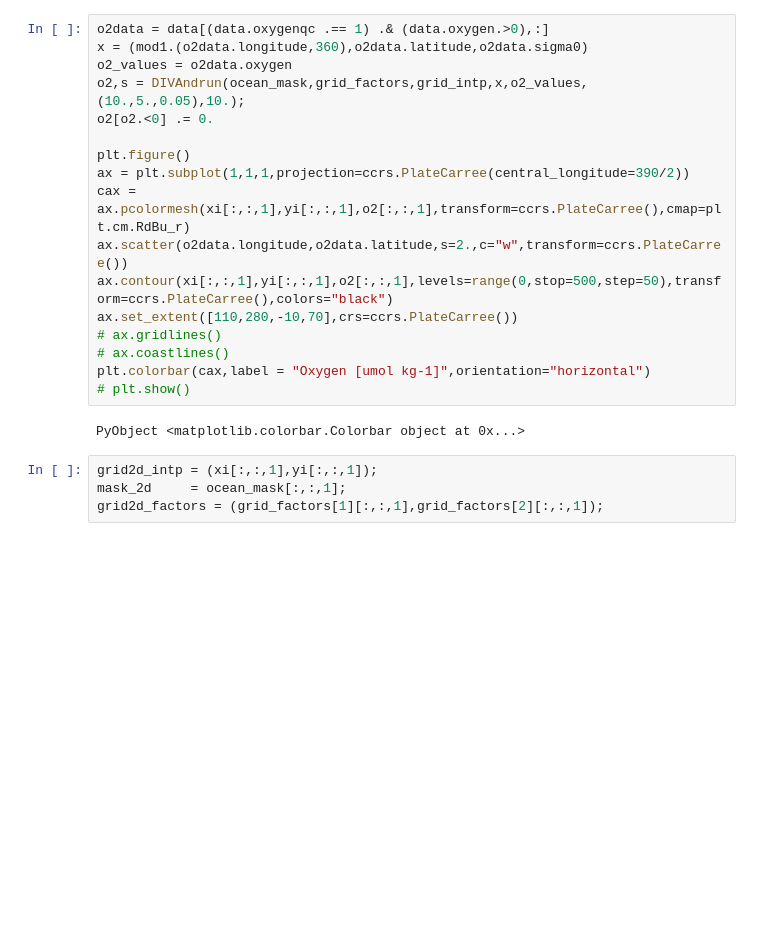
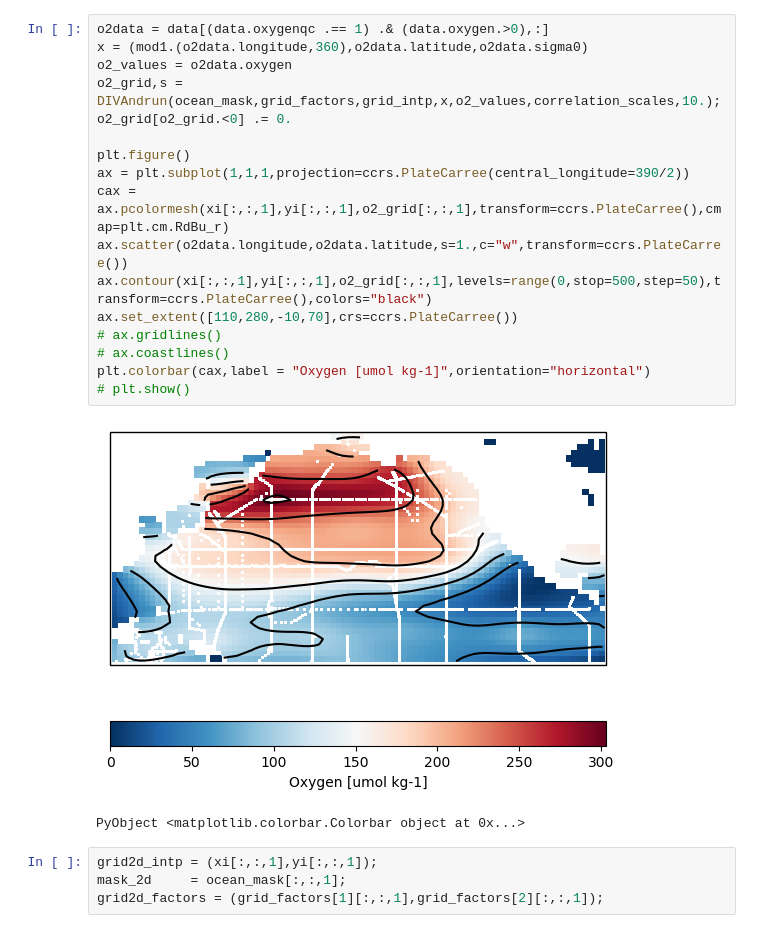
Before and after one commit to ashao/glodap_analysis, a Jupyter notebook: grid_quantities.ipynb, the cells around one changed output. Saved outputs shown, nothing was run; the diff lists cells and outputs as text; blank space fills up the shorter version.

```diff
--- a/grid_quantities.ipynb
+++ b/grid_quantities.ipynb
@@ -68,21 +53,22 @@ PyObject <matplotlib.colorbar.Colorbar object at 0x...>
 # %%
 o2data = data[(data.oxygenqc .== 1) .& (data.oxygen.>0),:]
 x = (mod1.(o2data.longitude,360),o2data.latitude,o2data.sigma0)
 o2_values = o2data.oxygen
-o2,s = DIVAndrun(ocean_mask,grid_factors,grid_intp,x,o2_values,(10.,5.,0.05),10.);
-o2[o2.<0] .= 0.
+o2_grid,s = DIVAndrun(ocean_mask,grid_factors,grid_intp,x,o2_values,correlation_scales,10.);
+o2_grid[o2_grid.<0] .= 0.
 
 plt.figure()
 ax = plt.subplot(1,1,1,projection=ccrs.PlateCarree(central_longitude=390/2))
-cax = ax.pcolormesh(xi[:,:,1],yi[:,:,1],o2[:,:,1],transform=ccrs.PlateCarree(),cmap=plt.cm.RdBu_r)
-ax.scatter(o2data.longitude,o2data.latitude,s=2.,c="w",transform=ccrs.PlateCarree())
-ax.contour(xi[:,:,1],yi[:,:,1],o2[:,:,1],levels=range(0,stop=500,step=50),transform=ccrs.PlateCarree(),colors="black")
+cax = ax.pcolormesh(xi[:,:,1],yi[:,:,1],o2_grid[:,:,1],transform=ccrs.PlateCarree(),cmap=plt.cm.RdBu_r)
+ax.scatter(o2data.longitude,o2data.latitude,s=1.,c="w",transform=ccrs.PlateCarree())
+ax.contour(xi[:,:,1],yi[:,:,1],o2_grid[:,:,1],levels=range(0,stop=500,step=50),transform=ccrs.PlateCarree(),colors="black")
 ax.set_extent([110,280,-10,70],crs=ccrs.PlateCarree())
 # ax.gridlines()
 # ax.coastlines()
 plt.colorbar(cax,label = "Oxygen [umol kg-1]",orientation="horizontal")
 # plt.show()
 # %% [output]
+[figure, added]
 PyObject <matplotlib.colorbar.Colorbar object at 0x...>
 # %%
 grid2d_intp = (xi[:,:,1],yi[:,:,1]);
```
Also changed, not shown: parts of 9 cells of this notebook, 3 other files.
